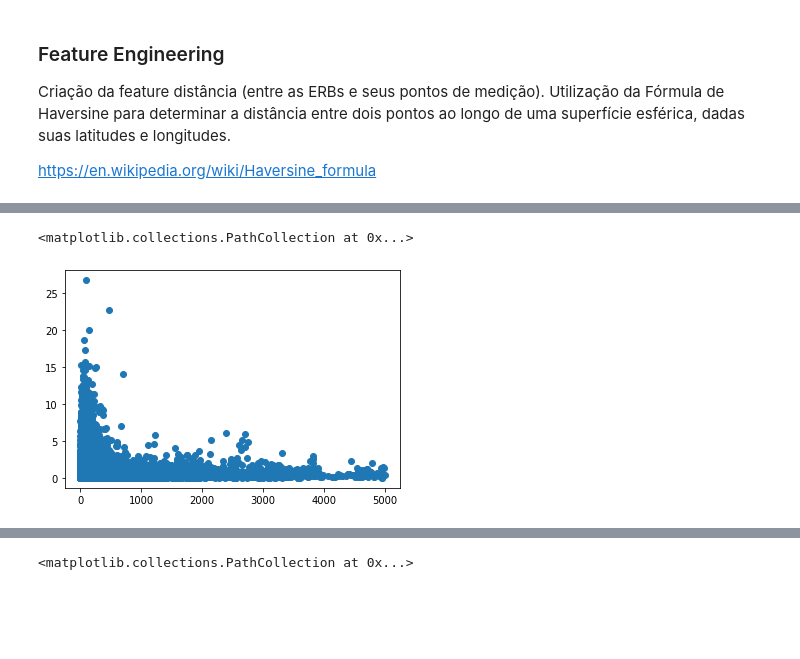
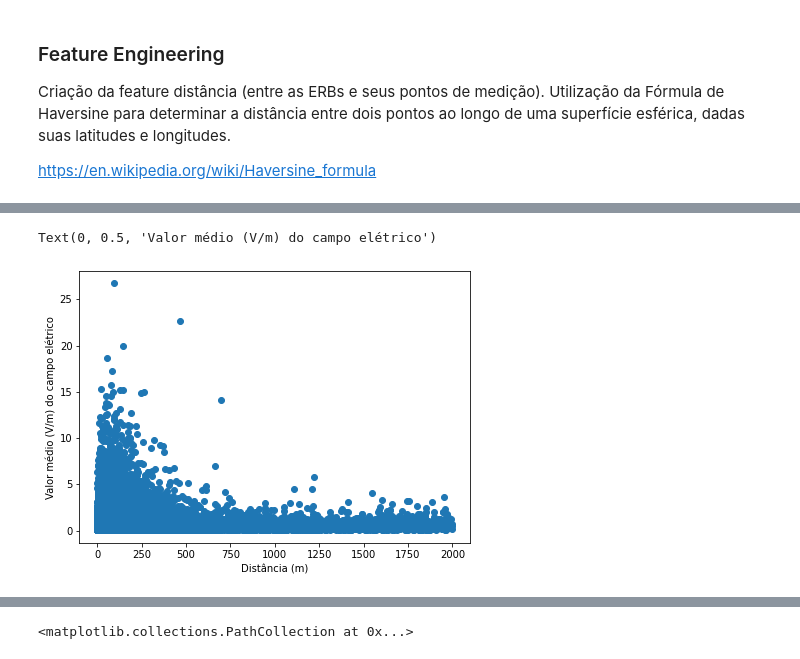
Before and after one commit to lucastsc/eletromagnetism, a Jupyter notebook: electromagnetism.ipynb, the cells around one changed output, grey strips where cells are left out. Drawn from its saved outputs; the diff is of its cells as text; code cells hidden in the pictures; blank space fills up the shorter version.

```diff
--- a/electromagnetism.ipynb
+++ b/electromagnetism.ipynb
@@ -390,6 +391,9 @@ axs[1].imshow(anapolis, zorder=0, extent = BBox_anapolis, aspect= 'equal')
 # %%
-dmax = 5000
-plt.scatter(mdf[mdf['Distancia'] < dmax]['Distancia'], mdf[mdf['Distancia'] < dmax]['Valor Medio'])
+dmax = 2000
+fig, axs = plt.subplots(1,1, figsize=(7,5))
+axs.scatter(mdf[mdf['Distancia'] < dmax]['Distancia'], mdf[mdf['Distancia'] < dmax]['Valor Medio'])
+axs.set_xlabel('Distância (m)')
+axs.set_ylabel('Valor médio (V/m) do campo elétrico')
 # %% [output]
-<matplotlib.collections.PathCollection at 0x...>
+Text(0, 0.5, 'Valor médio (V/m) do campo elétrico')
-[figure, old version]
+[figure, new version]
```
Also changed, not shown: parts of 25 cells of this notebook, 1 other file.
